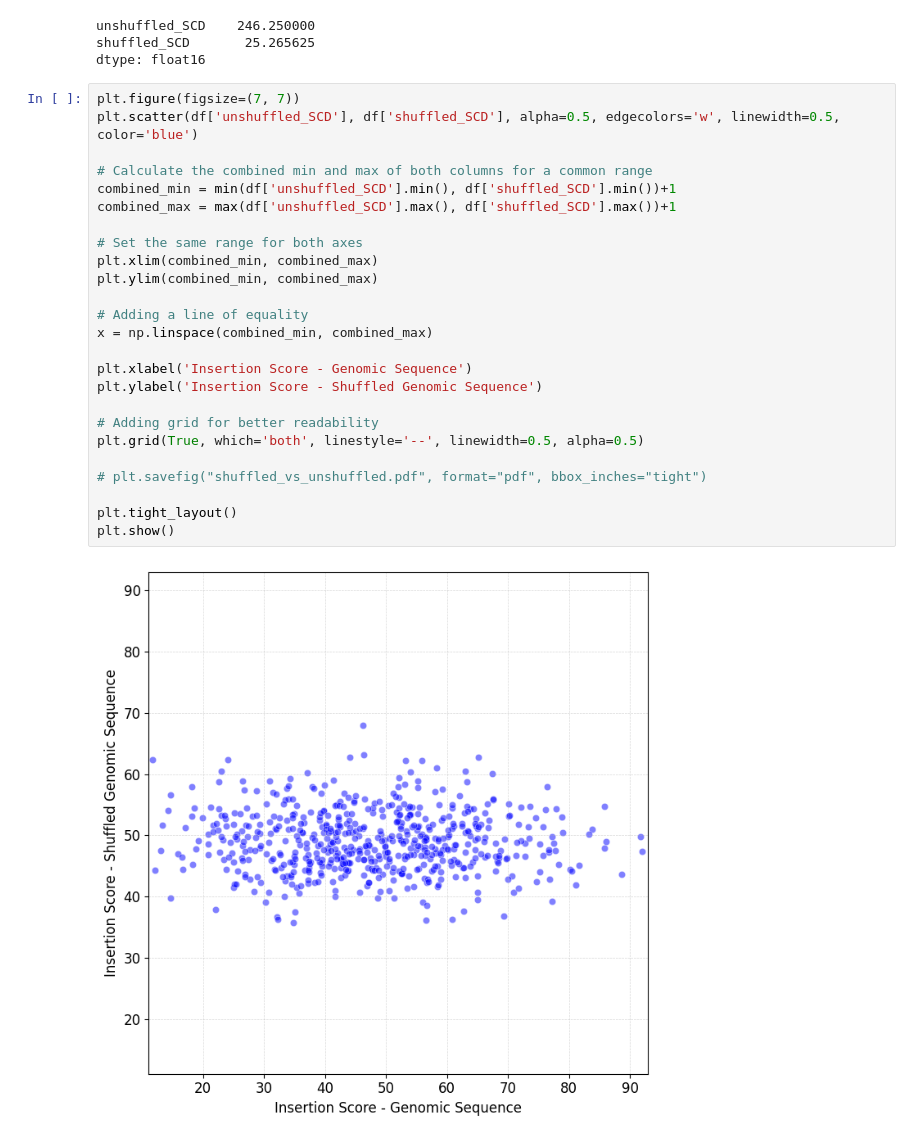
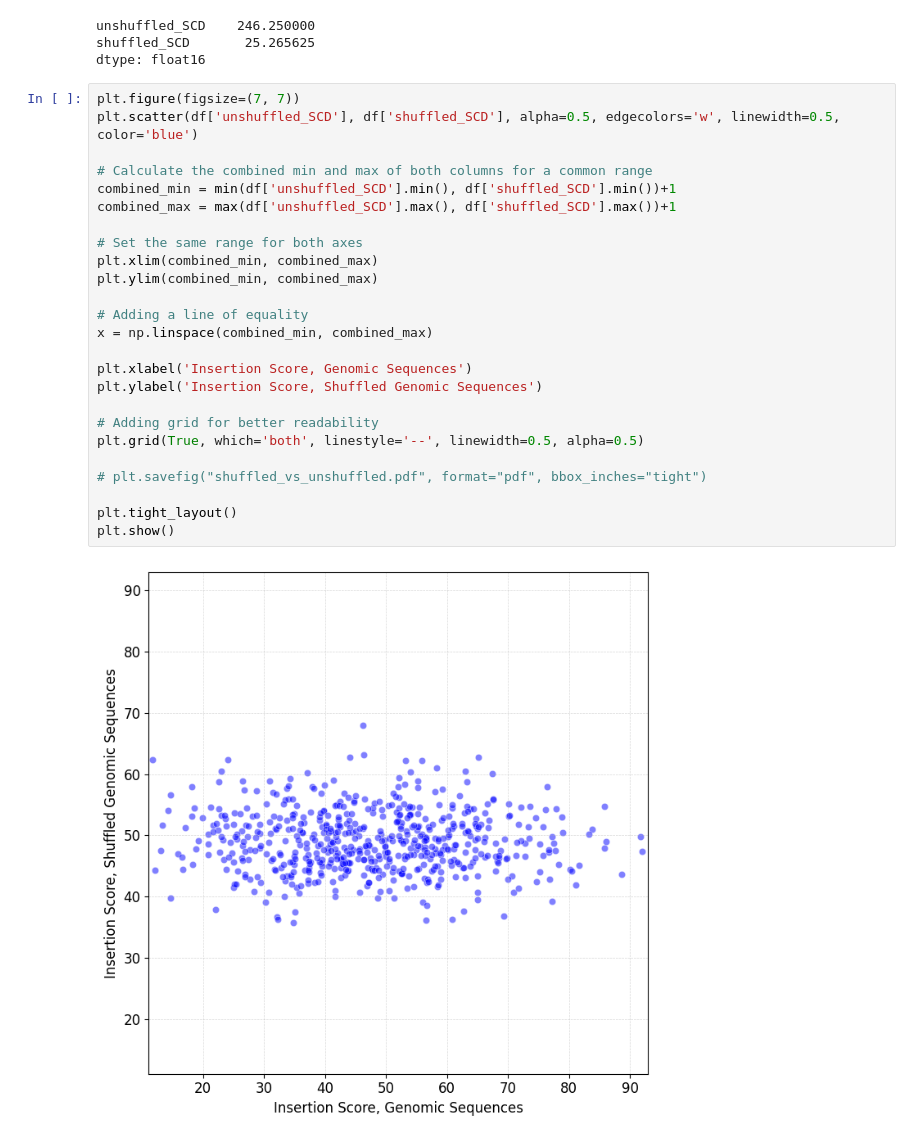
Before and after one commit to Fudenberg-Research-Group/akitaV2-analyses, a Jupyter notebook: experiments/background_generation/sequence_shuffling/analysis/analysis_shuffled_vs_unshuffled.ipynb, the cells around one changed output. Saved outputs shown, nothing was run; the diff lists cells and outputs as text.

```diff
--- a/experiments/background_generation/sequence_shuffling/analysis/analysis_shuffled_vs_unshuffled.ipynb
+++ b/experiments/background_generation/sequence_shuffling/analysis/analysis_shuffled_vs_unshuffled.ipynb
@@ -37,27 +31,27 @@ dtype: float16
 # %%
 plt.figure(figsize=(7, 7))
 plt.scatter(df['unshuffled_SCD'], df['shuffled_SCD'], alpha=0.5, edgecolors='w', linewidth=0.5, color='blue')
 
 # Calculate the combined min and max of both columns for a common range
 combined_min = min(df['unshuffled_SCD'].min(), df['shuffled_SCD'].min())+1
 combined_max = max(df['unshuffled_SCD'].max(), df['shuffled_SCD'].max())+1
 
 # Set the same range for both axes
 plt.xlim(combined_min, combined_max)
 plt.ylim(combined_min, combined_max)
 
 # Adding a line of equality
 x = np.linspace(combined_min, combined_max)
 
-plt.xlabel('Insertion Score - Genomic Sequence')
-plt.ylabel('Insertion Score - Shuffled Genomic Sequence')
+plt.xlabel('Insertion Score, Genomic Sequences')
+plt.ylabel('Insertion Score, Shuffled Genomic Sequences')
 
 # Adding grid for better readability
 plt.grid(True, which='both', linestyle='--', linewidth=0.5, alpha=0.5)
 
 # plt.savefig("shuffled_vs_unshuffled.pdf", format="pdf", bbox_inches="tight")
 
 plt.tight_layout()
 plt.show()
 # %% [output]
-[figure, old version]
+[figure, new version]
```
Also changed, not shown: parts of 6 cells of this notebook, 12 other files.
